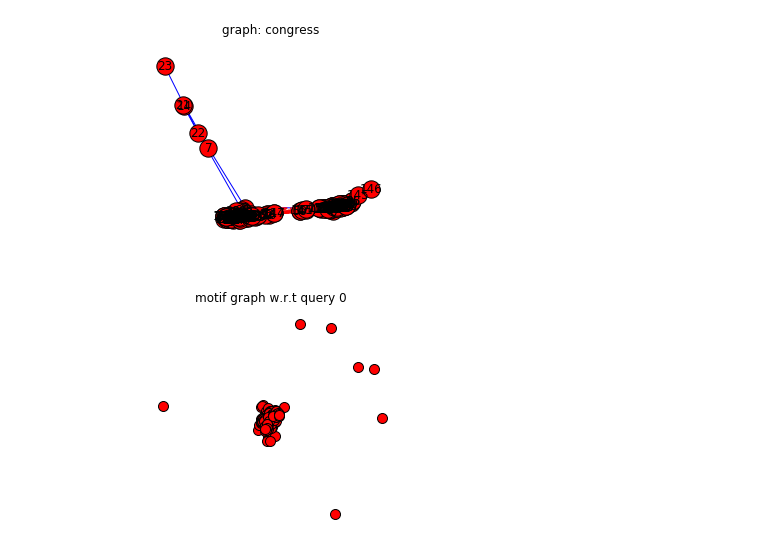
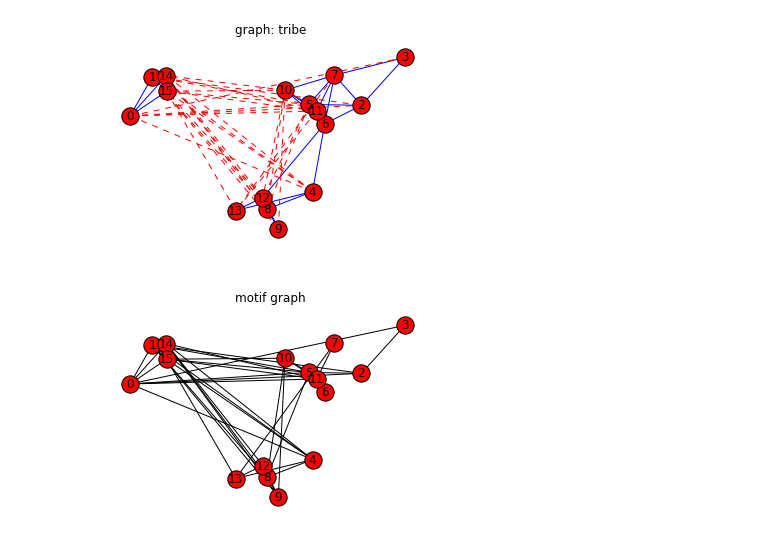
Before and after one commit to xiaohan2012/signed-local-community, a Jupyter notebook: motif-clustering.ipynb, the cells around one changed output. Drawn from its saved outputs; the diff is of its cells as text; code cells hidden in the pictures.

```diff
--- a/motif-clustering.ipynb
+++ b/motif-clustering.ipynb
@@ -26,11 +29,26 @@ from algorithms.pagerank import pr_score
 # %%
-graph_name = 'congress'
+graph_name = 'tribe'
 path = 'graphs/{}.pkl'.format(graph_name)
 fig_rootdir = 'figs/motif_clustering_demo/'
 
-MODE = 'LOCAL'
-query = 0
-alpha = 0.5  # this should be carefully set
+if graph_name == 'tribe':
+    # the following are working examples
+    query = 8
+    alpha = 0.5  # this should be carefully set
+#     query = 0
+#     alpha = 0.25
+elif graph_name == 'cloister':
+    query = 2
+    alpha = 0.5
+#     query = 17
+#     alpha = 0.5
+elif graph_name == 'congress':
+    query = 33
+    alpha = 0.25
+elif graph_name == 'toy':
+    query = 0
+    alpha = 0.5
+
 FIG_FORMAT = 'pdf'
 
 fig_dir = os.path.join(fig_rootdir, graph_name)
@@ -39,25 +57,33 @@ if not os.path.exists(fig_dir):
 # %%
 g = nx.read_gpickle(path)
 
 fig, ax = get_borderless_fig()
-pos = signed_layout(g)
+if graph_name == 'toy':
+    pos = g.graph['pos']
+else:
+
+    pos = signed_layout(g)
+
 draw_nodes(g, pos, ax=ax)
 # nx.draw_networkx_nodes(g, pos, node_size=100)
 draw_edges(g, pos, ax=ax)
 ax.set_title('graph: {}'.format(graph_name))
 fig.savefig(fig_dir + '/graph.'+FIG_FORMAT)
 # %% [output]
-[figure, old version]
+[figure, new version]
 # %%
 A = nx.adj_matrix(g, weight='sign')
 W = motif_eef(A)
 
 g_motif = nx.from_scipy_sparse_matrix(W)
 
+if g_motif.degree(query) == 0:
+    raise ValueError('query {} has degree 0 in motif graph'.format(query))
+
 fig, ax = get_borderless_fig()
-nx.draw_networkx(g_motif, with_labels=False, node_size=100, ax=ax)
-ax.set_title('motif graph w.r.t query {}'.format(query))
+nx.draw_networkx(g_motif, pos=pos, with_labels=True, node_size=300, ax=ax)
+ax.set_title('motif graph')
 fig.savefig(fig_dir + '/motif-graph.' + FIG_FORMAT)
 # %% [output]
-[figure, old version]
+[figure, new version]
 # %%
```
Also changed, not shown: parts of 7 cells of this notebook, 1 other file.
